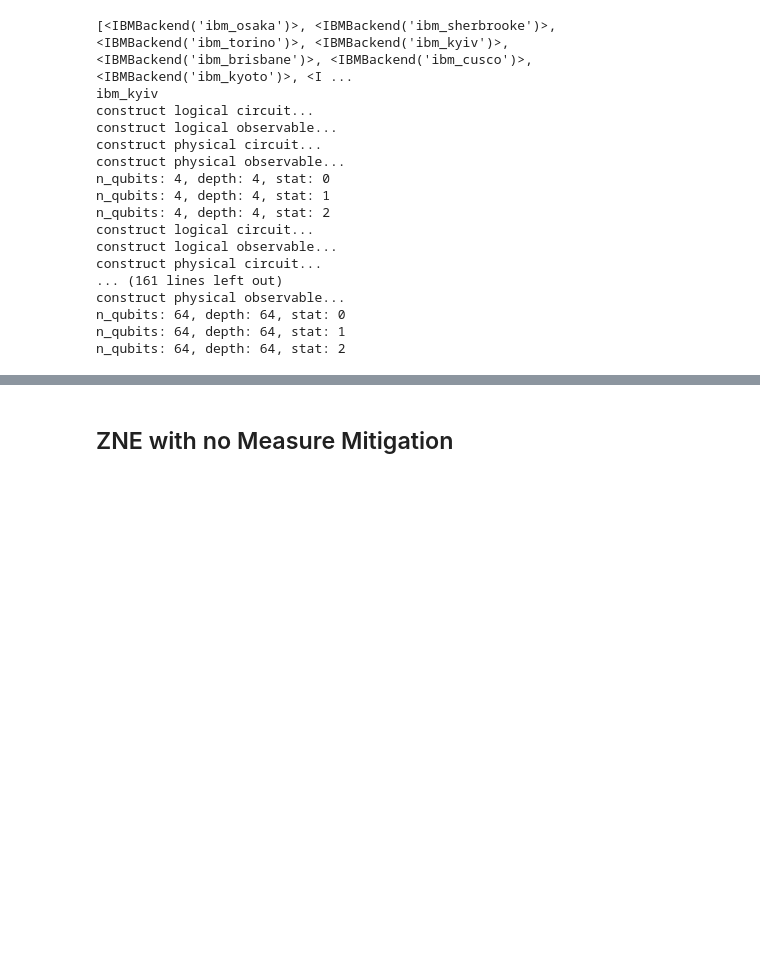
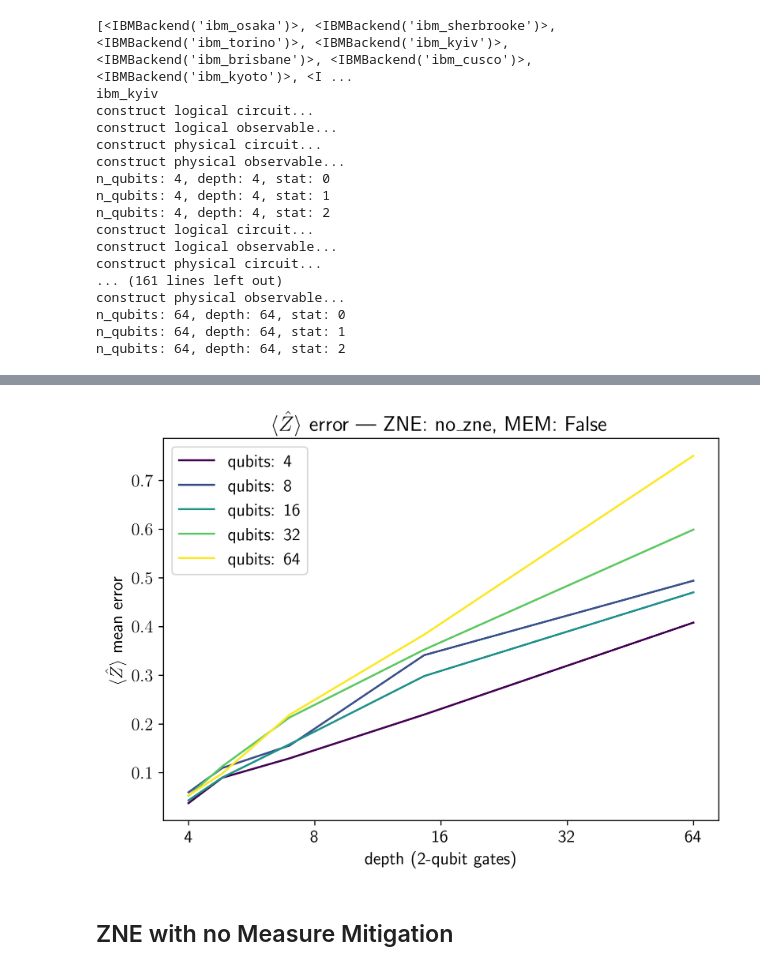
Before and after one commit to Fradm98/qs-qh, a Jupyter notebook: src/notebooks/challenge_1.ipynb, the cells around one changed output, grey strips where cells are left out. Drawn from its saved outputs; the diff is of its cells as text; code cells hidden in the pictures; blank space fills up the shorter version.

```diff
--- a/src/notebooks/challenge_1.ipynb
+++ b/src/notebooks/challenge_1.ipynb
@@ -40,3 +84,7 @@ n_qubits: 64, depth: 64, stat: 2
+# %%
+plot_results(data, qubits, depths, zne_extrapolator, mem)
+# %% [output]
+[figure, added]
 # %% [markdown]
 ## ZNE with no Measure Mitigation
 # %%
```
Also changed, not shown: parts of 15 cells of this notebook, 3 other files.
